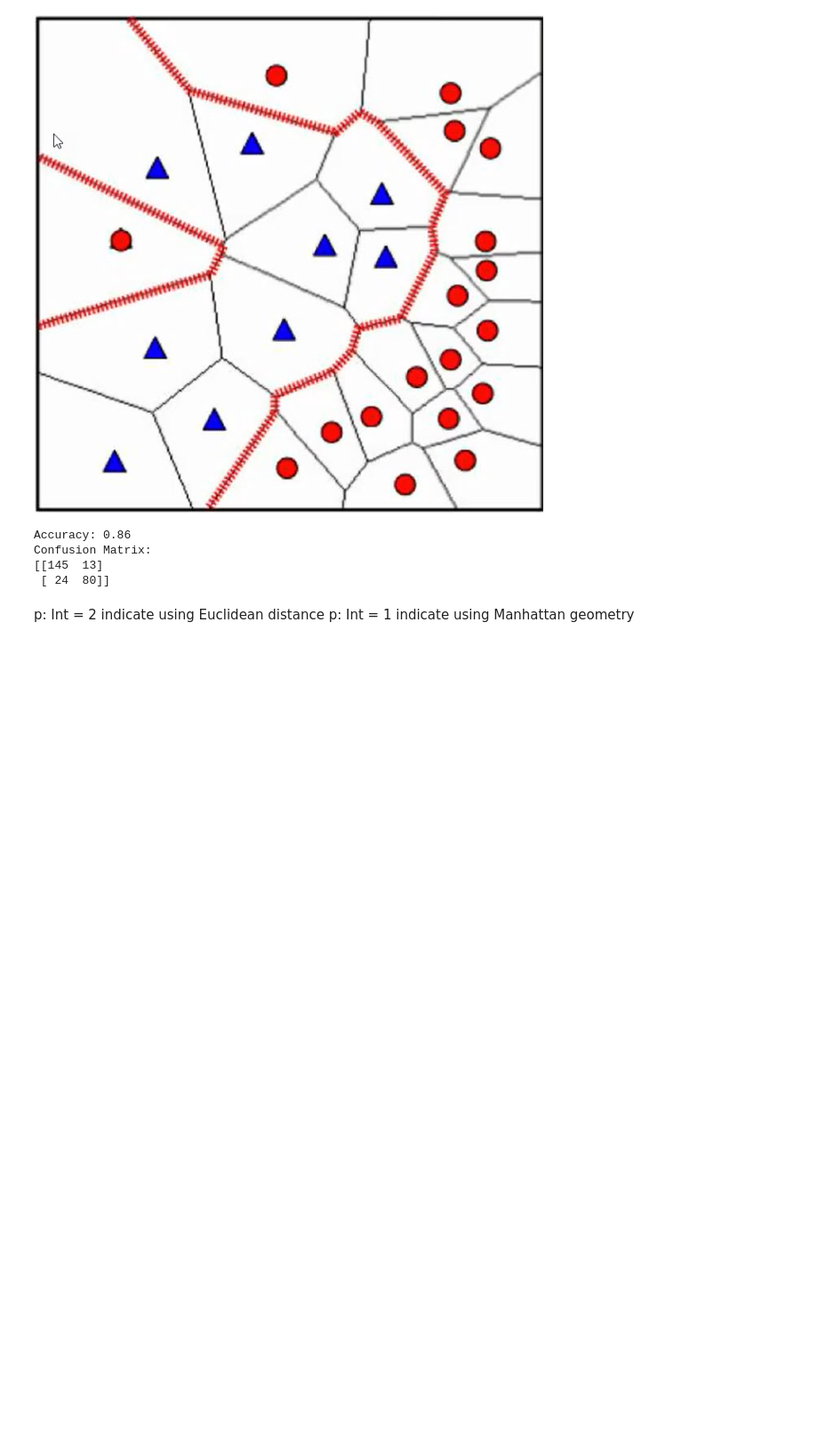
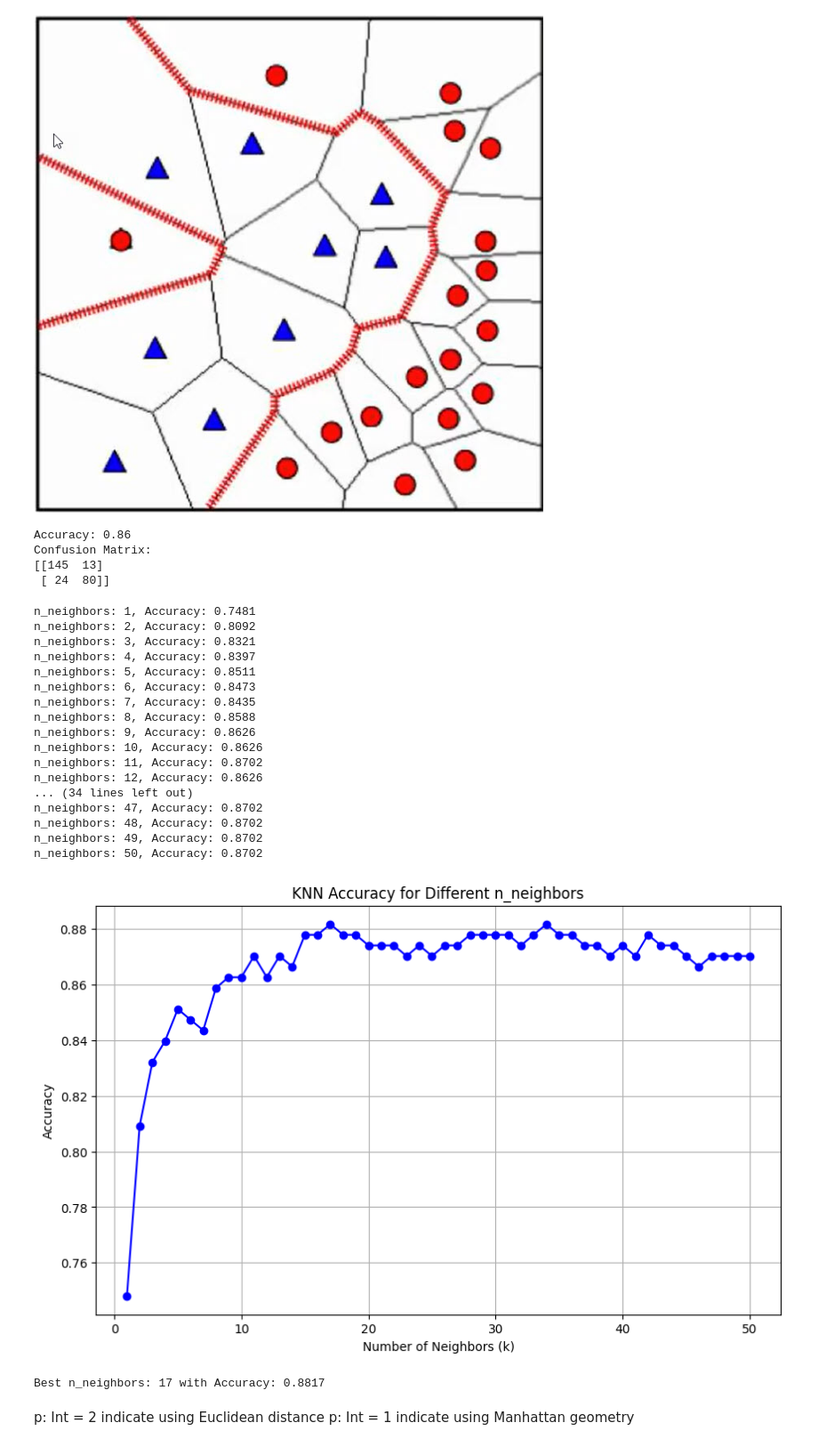
Before and after one commit to Mr0022/Titanic, a Jupyter notebook: model.ipynb, the cells around one changed output. Shown at 89% size. Drawn from its saved outputs; the diff is of its cells as text; code cells hidden in the pictures; blank space fills up the shorter version.

```diff
--- a/model.ipynb
+++ b/model.ipynb
@@ -711,7 +711,7 @@ y = df['Survived']
 X_train, X_test, y_train, y_test = train_test_split(X, y, test_size=0.2, random_state=42)
 
 # Initialize the KNN model
-knn = KNeighborsClassifier(n_neighbors=25, P=2)  # You can change the number of neighbors
+knn = KNeighborsClassifier(n_neighbors=25, p=2)  # You can change the number of neighbors
 
 # Train the model
 knn.fit(X_train, y_train)
@@ -731,6 +731,73 @@ Accuracy: 0.86
 Confusion Matrix:
 [[145  13]
  [ 24  80]]
+# %%
+import pandas as pd
+import numpy as np
+from sklearn.model_selection import train_test_split
+from sklearn.neighbors import KNeighborsClassifier
+from sklearn.metrics import accuracy_score
+import matplotlib.pyplot as plt # type: ignore
+
+# Assuming df is already loaded
+# df = pd.read_csv('path/to/titanic1.csv')  # Example loading method
+
+# Define features and target variable
+X = df[['Age', 'Fare', 'Sex', 'Pclass', 'SibSp', 'Parch', 'Embarked']]
+y = df['Survived']
+
+# Ensure categorical variables are appropriately encoded
+X = pd.get_dummies(X, columns=['Sex', 'Pclass', 'Embarked'])
+
+# Split the data into training and testing sets
+X_train, X_test, y_train, y_test = train_test_split(X, y, test_size=0.2, random_state=42)
+
+# Initialize variables to store results
+neighbors = range(1, 51)
+accuracy_scores = []
+
+# Loop over different values of n_neighbors
+for k in neighbors:
+    knn = KNeighborsClassifier(n_neighbors=k, p=2)  # p=2 corresponds to the Euclidean distance
+    knn.fit(X_train, y_train)
+    y_pred = knn.predict(X_test)
+    accuracy = accuracy_score(y_test, y_pred)
+    accuracy_scores.append(accuracy)
+    print(f"n_neighbors: {k}, Accuracy: {accuracy:.4f}")
+
+# Plot the results
+plt.figure(figsize=(10, 6))
+plt.plot(neighbors, accuracy_scores, marker='o', linestyle='-', color='b')
+plt.title('KNN Accuracy for Different n_neighbors')
+plt.xlabel('Number of Neighbors (k)')
+plt.ylabel('Accuracy')
+plt.grid(True)
+plt.show()
+
+# Find the best k
+best_k = neighbors[np.argmax(accuracy_scores)]
+best_accuracy = max(accuracy_scores)
+print(f"Best n_neighbors: {best_k} with Accuracy: {best_accuracy:.4f}")
+# %% [output]
+n_neighbors: 1, Accuracy: 0.7481
+n_neighbors: 2, Accuracy: 0.8092
+n_neighbors: 3, Accuracy: 0.8321
+n_neighbors: 4, Accuracy: 0.8397
+n_neighbors: 5, Accuracy: 0.8511
+n_neighbors: 6, Accuracy: 0.8473
+n_neighbors: 7, Accuracy: 0.8435
+n_neighbors: 8, Accuracy: 0.8588
+n_neighbors: 9, Accuracy: 0.8626
+n_neighbors: 10, Accuracy: 0.8626
+n_neighbors: 11, Accuracy: 0.8702
+n_neighbors: 12, Accuracy: 0.8626
+... (34 lines left out)
+n_neighbors: 47, Accuracy: 0.8702
+n_neighbors: 48, Accuracy: 0.8702
+n_neighbors: 49, Accuracy: 0.8702
+n_neighbors: 50, Accuracy: 0.8702
+[figure, added]
+Best n_neighbors: 17 with Accuracy: 0.8817
 # %% [markdown]
 p: Int = 2 indicate using  Euclidean distance
 p: Int = 1 indicate using  Manhattan geometry
```
Also changed, not shown: parts of 2 cells of this notebook.
